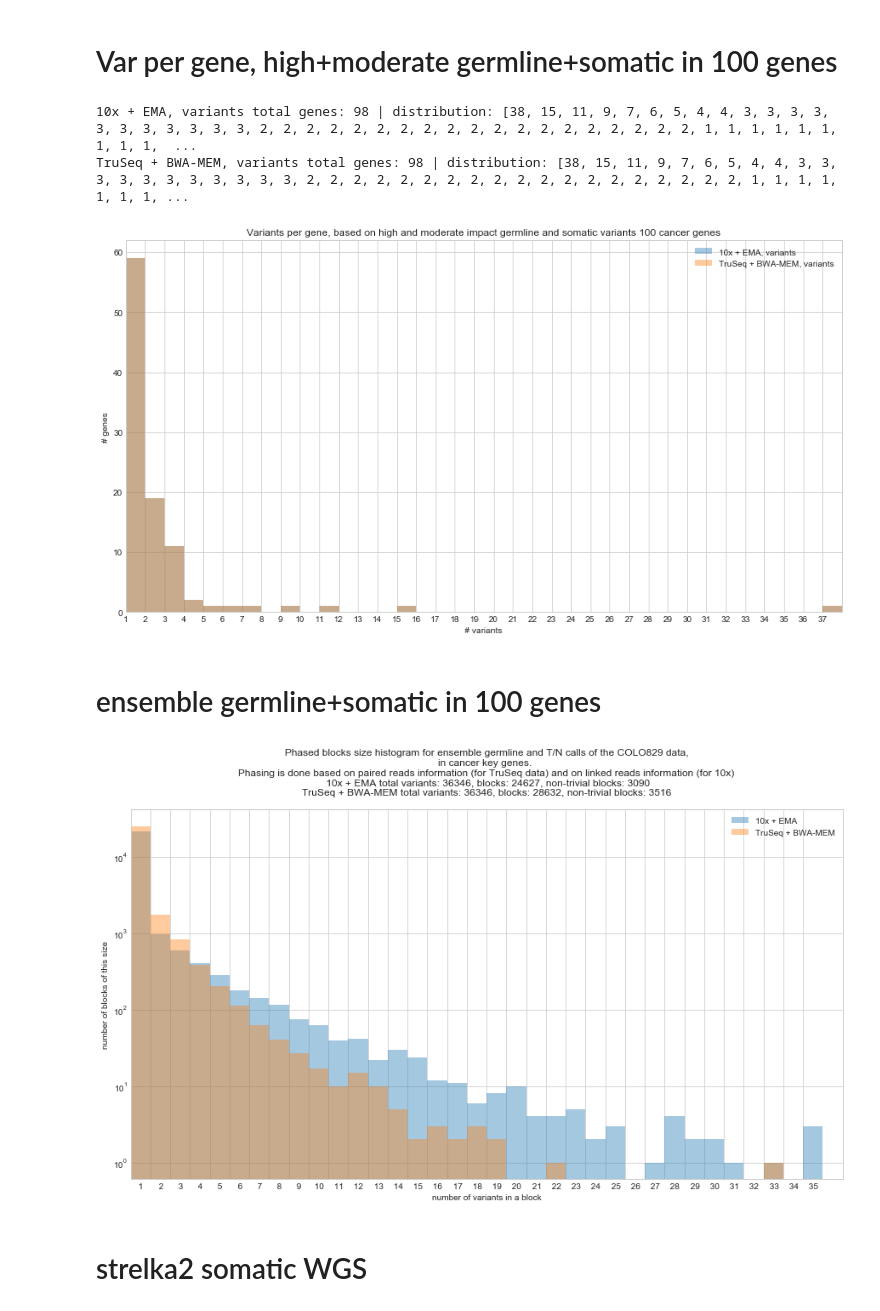
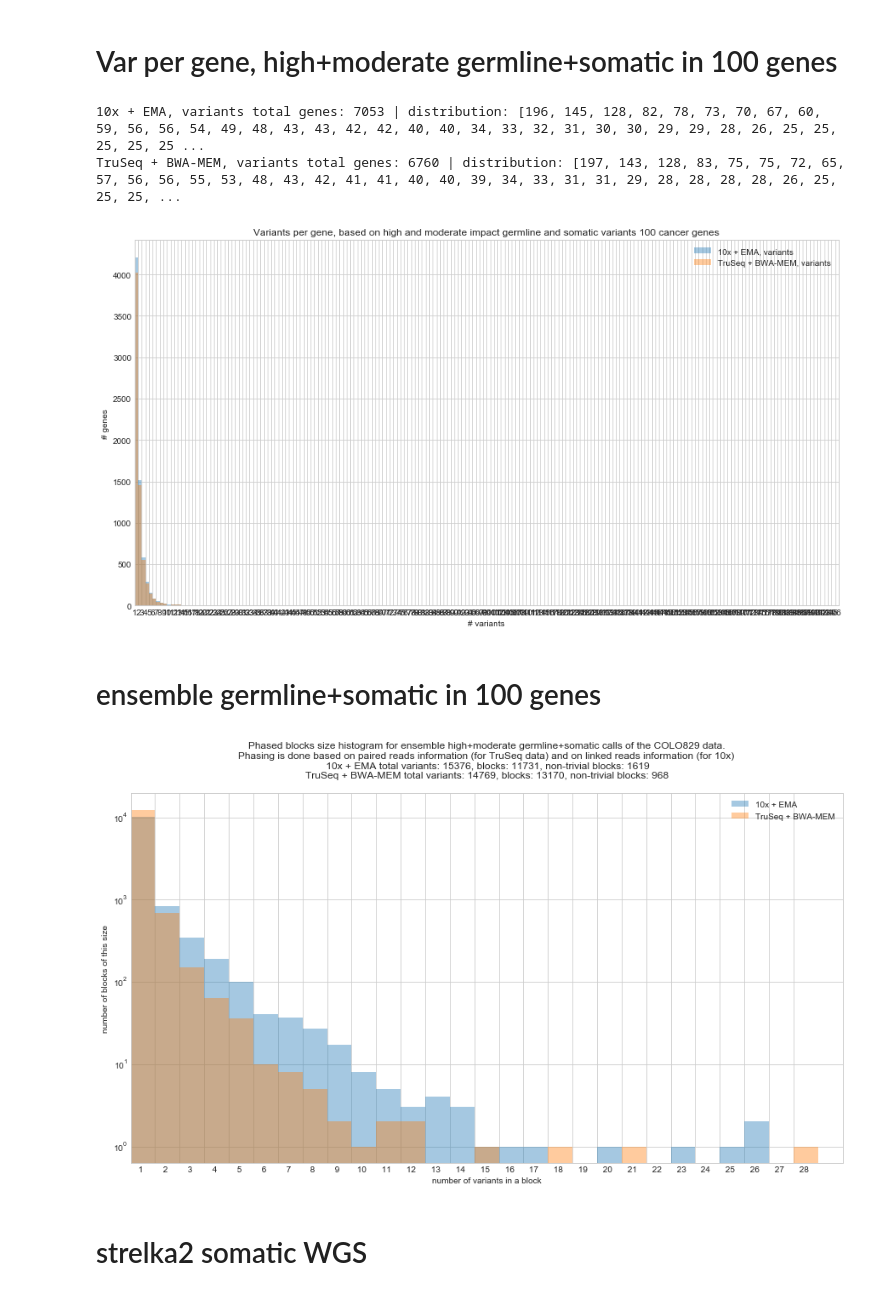
Before and after one commit to umccr/10x, a Jupyter notebook: phasing/Plot phase blocks.ipynb, the cells around one changed output. Saved outputs shown, nothing was run; the diff lists cells and outputs as text; code cells hidden in the pictures.

Commit message:
Phasing: all genes high+moderate

```diff
--- a/phasing/Plot phase blocks.ipynb
+++ b/phasing/Plot phase blocks.ipynb
@@ -34,8 +34,11 @@ def parse_vcf_file(fn):
             current_ps = ps
     return sorted(blocks, reverse=True)
 
-ema_blocks = parse_vcf_file('examples/keygenes_EMA_shared_with_bwa.vcf/0000.vcf')
-bwa_blocks = parse_vcf_file('examples/keygenes_BWA_shared_with_ema.vcf/0000.vcf')
+ema_fn = 'examples/high_moderate_all/EMA_100pc.phased.vcf'
+bwa_fn = 'examples/high_moderate_all/BWA_100pc.phased.vcf'
+
+ema_blocks = parse_vcf_file(ema_fn)
+bwa_blocks = parse_vcf_file(bwa_fn)
 
 def parse_by_gene(fn):
     ps_by_gene = defaultdict(set)
@@ -68,8 +71,8 @@ def parse_by_gene(fn):
 
     return ps_by_gene, vars_by_gene, somatic_blocks
 
-ema_ps_by_gene, ema_vars_by_gene, ema_somatic_blocks = parse_by_gene('examples/keygenes_EMA_shared_with_bwa.vcf/0000.vcf')
-bwa_ps_by_gene, bwa_vars_by_gene, bwa_somatic_blocks = parse_by_gene('examples/keygenes_BWA_shared_with_ema.vcf/0000.vcf')
+ema_ps_by_gene, ema_vars_by_gene, ema_somatic_blocks = parse_by_gene(ema_fn)
+bwa_ps_by_gene, bwa_vars_by_gene, bwa_somatic_blocks = parse_by_gene(bwa_fn)
 # %%
 import matplotlib.pyplot as plt
 import seaborn as sns
@@ -136,7 +139,7 @@ ticks_num = 0
 for vars_by_gene, l in [(ema_vars_by_gene, "10x + EMA, variants"), (bwa_vars_by_gene, "TruSeq + BWA-MEM, variants")]:
     x = sorted((vars for vars in vars_by_gene.values()), reverse=True)
     ticks_num = max(ticks_num, x[0])
-    print(l, 'total genes:', len(x), '| distribution:', x, '| mean variants per gene:', np.mean(x))
+    print(l, 'total genes:', len(x), '| distribution:', x[:100], '| mean variants per gene:', np.mean(x))
     ax = sns.distplot(x, label=l, kde=False, bins=x[0]-1)
 
 plt.xticks(np.arange(ticks_num, step=1))
@@ -147,9 +150,9 @@ plt.title('Variants per gene, based on high and moderate impact germline and som
 plt.legend()
 pass
 # %% [output]
-10x + EMA, variants total genes: 98 | distribution: [38, 15, 11, 9, 7, 6, 5, 4, 4, 3, 3, 3, 3, 3, 3, 3, 3, 3, 3, 3, 2, 2, 2, 2, 2, 2, 2, 2, 2, 2, 2, 2, 2, 2, 2, 2, 2, 2, 2, 1, 1, 1, 1, 1, 1, 1, 1, 1,  ...
-TruSeq + BWA-MEM, variants total genes: 98 | distribution: [38, 15, 11, 9, 7, 6, 5, 4, 4, 3, 3, 3, 3, 3, 3, 3, 3, 3, 3, 3, 2, 2, 2, 2, 2, 2, 2, 2, 2, 2, 2, 2, 2, 2, 2, 2, 2, 2, 2, 1, 1, 1, 1, 1, 1, 1, ...
+10x + EMA, variants total genes: 7053 | distribution: [196, 145, 128, 82, 78, 73, 70, 67, 60, 59, 56, 56, 54, 49, 48, 43, 43, 42, 42, 40, 40, 34, 33, 32, 31, 30, 30, 29, 29, 28, 26, 25, 25, 25, 25, 25 ...
+TruSeq + BWA-MEM, variants total genes: 6760 | distribution: [197, 143, 128, 83, 75, 75, 72, 65, 57, 56, 56, 55, 53, 48, 43, 42, 41, 41, 40, 40, 39, 34, 33, 31, 31, 29, 28, 28, 28, 28, 26, 25, 25, 25, ...
-[figure, old version]
+[figure, new version]
 # %% [markdown]
 # ensemble germline+somatic in 100 genes
 # %%
@@ -157,36 +160,35 @@ import matplotlib.pyplot as plt
 import seaborn as sns
 import numpy as np
 sns.set_style("whitegrid")
 
 plt.figure(figsize=(15,8))
 plt.yscale('log')
 
 bin_num = max(ema_blocks[0], bwa_blocks[0])
 
 for x, l in [(ema_blocks, "10x + EMA"), (bwa_blocks, "TruSeq + BWA-MEM")]:
     ax = sns.distplot(x, label=l, kde=False, bins=x[0] - 1)
 #     ax = plt.hist(x, label=l, bins=x[0]+1)
 #     ax.set_xticks(np.arange(0, bins, step=1))
 
 #plt.xticks(np.arange(1, bin_num))
 plt.xticks(np.arange(0, bin_num), [' '*9 + f'{x}' for x in range(bin_num)])
 plt.xlim(1, bin_num + 1)
 
 plt.xlabel('number of variants in a block')
 plt.ylabel('number of blocks of this size')
-plt.title(f'Phased blocks size histogram for ensemble germline and T/N calls of the COLO829 data,\n'
-          f'in cancer key genes. \n'
+plt.title(f'Phased blocks size histogram for ensemble high+moderate germline+somatic calls of the COLO829 data.\n'
           f'Phasing is done based on paired reads information (for TruSeq data) and on linked reads '
           f'information (for 10x)\n '
           f'10x + EMA total variants: {sum(ema_blocks)}, blocks: {len(ema_blocks)}, '
           f'non-trivial blocks: {len([b for b in ema_blocks if b != 1])}\n'
           f'TruSeq + BWA-MEM total variants: {sum(bwa_blocks)}, blocks: {len(bwa_blocks)}, '
           f'non-trivial blocks: {len([b for b in bwa_blocks if b != 1])}\n'
           )
 plt.legend()
 pass
 # %% [output]
-[figure, old version]
+[figure, new version]
 # %% [markdown]
 # strelka2 somatic WGS
 # %%
```
Also changed, not shown: parts of 2 cells of this notebook, 3 other files.
